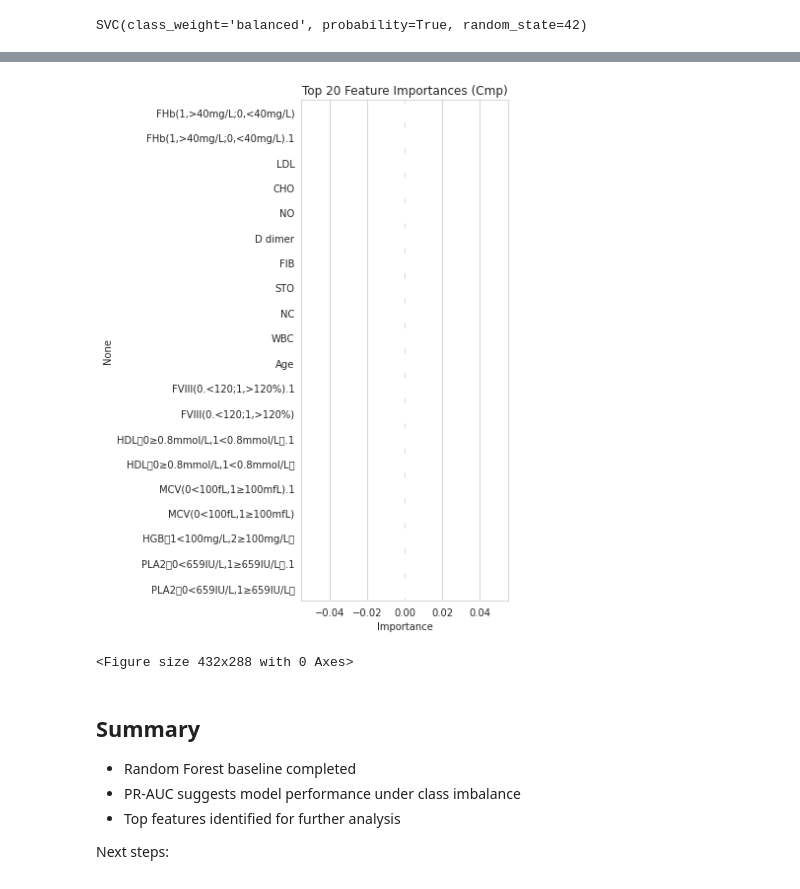
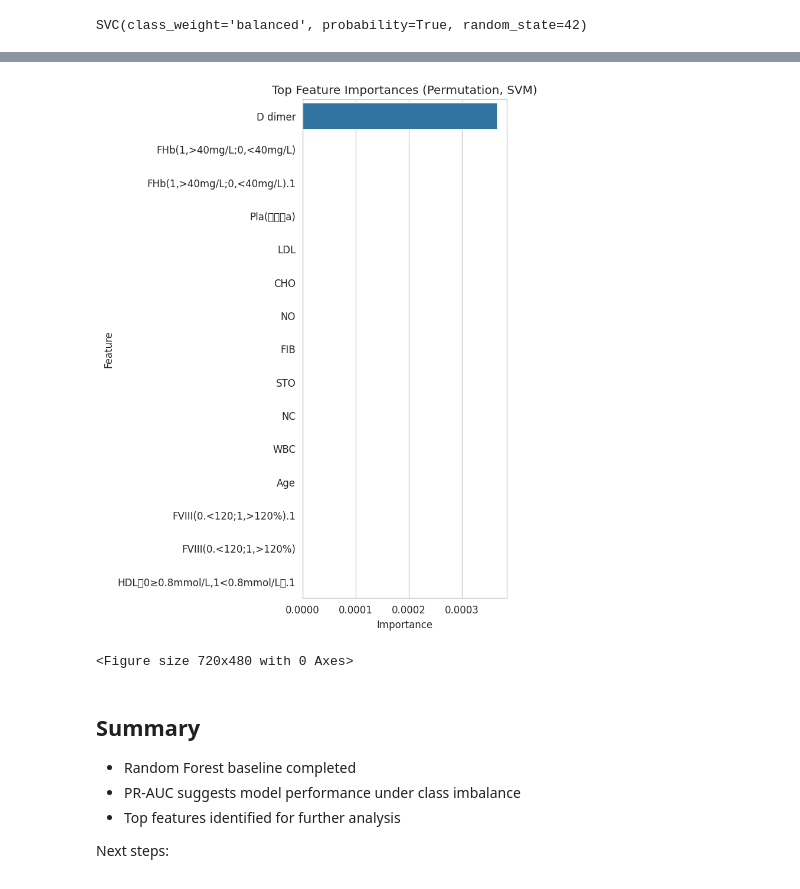
Before and after one commit to enoch321/PLT_Prediction, a Jupyter notebook: notebooks/SVM_PLT.ipynb, the cells around one changed output, grey strips where cells are left out. Saved outputs shown, nothing was run; the diff lists cells and outputs as text; code cells hidden in the pictures.

```diff
--- a/notebooks/SVM_PLT.ipynb
+++ b/notebooks/SVM_PLT.ipynb
@@ -131,6 +131,7 @@ X_train, X_test, y_train, y_test = train_test_split(
 from sklearn.preprocessing import StandardScaler
 
 scaler = StandardScaler()
+feature_names = X_train.columns
 X_train = scaler.fit_transform(X_train)
 X_test = scaler.transform(X_test)
 
@@ -196,34 +197,43 @@ plt.show()
 # %%
 from sklearn.inspection import permutation_importance
 
 result = permutation_importance(
-    model, X_test, y_test,
-    n_repeats=30,
+    model,
+    X_train,
+    y_train,
+    n_repeats=50,
+    scoring="roc_auc", # 明确指标
     random_state=RANDOM_STATE
 )
 
-importances = result.importances_mean
-
 feat_imp = pd.Series(
-    importances,
-    index=X.columns
+    result.importances_mean,
+    index=feature_names
 ).sort_values(ascending=False)
 
+top_k = 15
+plot_data = feat_imp.head(top_k).reset_index()
+plot_data.columns = ["Feature", "Importance"]
+
 plt.figure(figsize=(6, 8))
-sns.barplot(x=feat_imp.head(20), y=feat_imp.head(20).index)
-plt.title("Top 20 Feature Importances (Cmp)")
-plt.xlabel("Importance")
+sns.barplot(
+    data=plot_data,
+    x="Importance",
+    y="Feature",
+    orient="h"
+)
+plt.title("Top Feature Importances (Permutation, SVM)")
 plt.tight_layout()
 plt.show()
 # %% [output]
-[figure, old version]
+[figure, new version]
 # %%
-metrics_df.to_csv("../outputs/rf_metrics.csv")
-feat_imp.to_csv("../outputs/rf_feature_importance.csv")
+metrics_df.to_csv("../outputs/svm_metrics.csv")
+feat_imp.to_csv("../outputs/svm_feature_importance.csv")
 
-plt.savefig("../outputs/rf_feature_importance.png", dpi=300)
+plt.savefig("../outputs/svm_feature_importance.png", dpi=300)
 # %% [output]
-<Figure size 432x288 with 0 Axes>
+<Figure size 720x480 with 0 Axes>
 # %% [markdown]
 ## Summary
 
```
Also changed, not shown: parts of 3 cells of this notebook, 8 other files.
